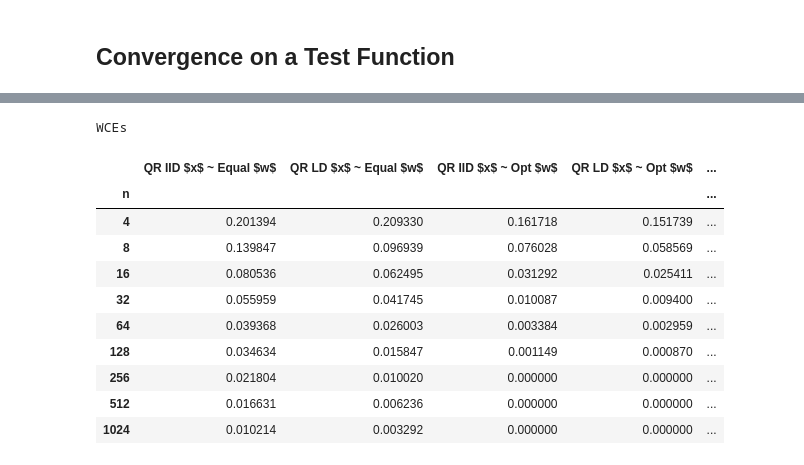
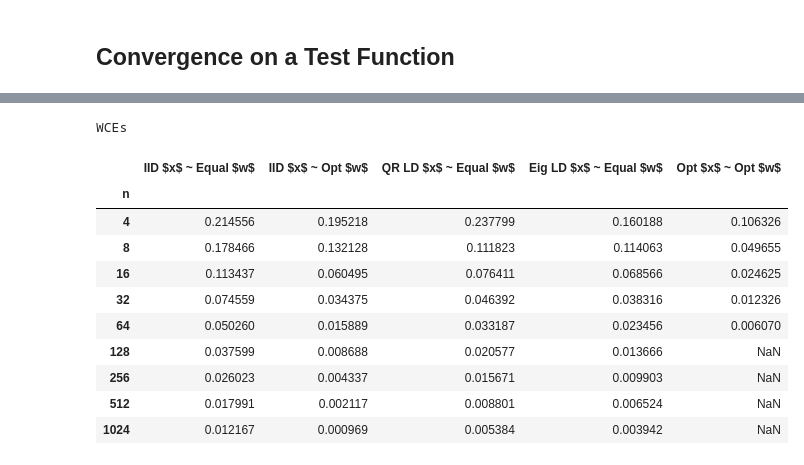
Before and after one commit to alegresor/rmatqmcpy, a Jupyter notebook: flag.matern_kernel.ipynb, the cells around one changed output, grey strips where cells are left out. Saved outputs shown, nothing was run; the diff lists cells and outputs as text; code cells hidden in the pictures.

```diff
--- a/flag.matern_kernel.ipynb
+++ b/flag.matern_kernel.ipynb
@@ -39,7 +39,7 @@ print("m = %s"%str(m))
 print("d = %d"%d)
 kernels = {nu: flagqmcpy.KernelMaternChordal(lam,nu) for nu in flagqmcpy.KernelMaternChordal.SUPPORTED_NU}
 x_ref = flagqmcpy.genflag_x_eig_ld(2**0,lam,seed=7)
-y_ref = flagqmcpy.genflag_x_eig_ld(2**23,lam,seed=11)
+y_ref = flagqmcpy.genflag_x_eig_ld(2**25,lam,seed=11)
 means = {nu: kernels[nu](x_ref[:,None,:,:],y_ref[None,:,:,:]).mean().item() for nu in flagqmcpy.KernelMaternChordal.SUPPORTED_NU}
 print("means:")
 for nu,mean in means.items():
@@ -160,22 +159,19 @@ def wce2_plus_kappa(x, w):
     return torch.einsum("...i,...ij,...j->...",w,kmat,w) # (...,)
 # %%
 genf_funcs = [
-    [r"QR IID $x$ ~ Equal $w$", flagqmcpy.genflag_x_qr_iid_equal_w],
+    [r"IID $x$ ~ Equal $w$", flagqmcpy.genflag_x_qr_iid_equal_w],
+    [r"IID $x$ ~ Opt $w$", genflag_qr_iid_x_opt_w],
     [r"QR LD $x$ ~ Equal $w$", flagqmcpy.genflag_x_qr_ld_equal_w],
-    [r"QR IID $x$ ~ Opt $w$", genflag_qr_iid_x_opt_w],
-    [r"QR LD $x$ ~ Opt $w$", genflag_qr_ld_x_opt_w],
-    [r"Eig IID $x$ ~ Equal $w$", flagqmcpy.genflag_x_eig_iid_equal_w],
     [r"Eig LD $x$ ~ Equal $w$", flagqmcpy.genflag_x_eig_ld_equal_w],
-    [r"Eig IID $x$ ~ Opt $w$", genflag_eig_iid_x_opt_w],
-    [r"Eig LD $x$ ~ Opt $w$", genflag_eig_ld_x_opt_w],
+    # [r"QR LD $x$ ~ Opt $w$", genflag_qr_ld_x_opt_w],
+    # [r"Eig LD $x$ ~ Opt $w$", genflag_eig_ld_x_opt_w],
     [r"Opt $x$ ~ Opt $w$", genflag_opt_x_w],
-
 ]
-nu = 7/2
+nu = 3/2
 s = nu+d/2
 kernel = kernels[nu]
 n = 2**torch.arange(2,11)
-trials = 3
+trials = 5
 seeds = [i for i in range(trials)]
 wces = torch.nan*torch.empty((len(genf_funcs),len(n),trials))
 t0 = time.perf_counter()
@@ -188,6 +184,6 @@ for i,(key,genf_func) in enumerate(genf_funcs):
             x,w = genf_func(n=n[j],lam=lam,seed=seeds[t])
             wces[i,j,t] = np.sqrt(max(0,float(wce2_plus_kappa(x,w).cpu()-means[nu])))
             print("        trial %-10d time %-10.1f wce %-10.1e"%(t,time.perf_counter()-t0,wces[i,j,t]))
-        if (time.perf_counter()-t0_ij)>2:
+        if (time.perf_counter()-t0_ij)/trials>2:
             break
 # %% [output]
@@ -211,6 +207,6 @@ QR IID $x$ ~ Equal $w$
 # %%
-fig,ax = pyplot.subplots(nrows=1,ncols=1,figsize=(MPLP["PW"]/1.5,MPLP["PW"]/2/1.5),sharex=True,sharey=False)
-wces_metrics = wces.median(-1).values
+fig,ax = pyplot.subplots(nrows=1,ncols=1,figsize=(MPLP["PW"]/1.5,MPLP["PW"]/1.5/1.5),sharex=True,sharey=False)
+wces_metrics = wces.mean(-1)
 for i,(key,_) in enumerate(genf_funcs):
     ax.plot(n,wces_metrics[i],color=MPLP["COLORS"][i],marker=MPLP["MARKERS"][i],label=key)
 ax.set_yscale("log",base=10)
@@ -220,9 +216,8 @@ ymin,ymax = ax.get_ylim()
 ax.set_xlim([xmin,xmax])
 ax.set_ylim([ymin,ymax])
 ax.axline([xmin,ymax],[2*xmin,2**(-1/2)*ymax],color="k",alpha=0.5,label=r"$\mathcal{O}(n^{-1/2})$",linestyle="dashed")
-ax.axline([xmin,ymax],[2*xmin,2**(-1)*ymax],color="k",alpha=0.5,label=r"$\mathcal{O}(n^{-1})$",linestyle="dashdot")
 ax.axline([xmin,ymax],[2*xmin,2**(-s/d)*ymax],color="k",alpha=0.5,label=r"$\mathcal{O}(n^{-s/d})$",linestyle="dotted")
-ax.legend(frameon=False,ncols=4,loc="lower center",bbox_to_anchor=(.5,-.5))
+ax.legend(frameon=False,ncols=4,loc="lower center",bbox_to_anchor=(.5,-.3))
 assert s==np.inf or s%1 in [0,1/2]
 if s==np.inf:
     s_str = r"\infty"
@@ -231,5 +226,7 @@ elif s%1==0:
 elif s%1==1/2:
     s_str = r"$%d/2$"%(2*s)
 ax.set_title(r"Worst case error chordal Matérn "+kernel.nu_str+r", $s = %s$"%s_str+r", $d=%d$"%d+r", $s/d = %.2f$"%(s/d))
-ax.set_xlabel(r"$n$");
+ax.set_xlabel(r"$n$")
+fig.tight_layout()
+fig.savefig("./out/WCE.N%d.d%d.nu%s.png"%(N,d,nu))
 # %% [output]
@@ -237,19 +234,19 @@ ax.set_xlabel(r"$n$");
 # %%
-wces_df = pd.DataFrame(wces.median(-1).values.T,columns=[name for (name,_) in genf_funcs])
+wces_df = pd.DataFrame(wces.mean(-1).T,columns=[name for (name,_) in genf_funcs])
 wces_df['n'] = n
 wces_df = wces_df.set_index('n')
 print(r"WCEs")
 wces_df
 # %% [output]
 WCEs
-|  | QR IID $x$ ~ Equal $w$ | QR LD $x$ ~ Equal $w$ | QR IID $x$ ~ Opt $w$ | QR LD $x$ ~ Opt $w$ | ... |
-| n |  |  |  |  | ... |
-| 4 | 0.201394 | 0.209330 | 0.161718 | 0.151739 | ... |
-| 8 | 0.139847 | 0.096939 | 0.076028 | 0.058569 | ... |
-| 16 | 0.080536 | 0.062495 | 0.031292 | 0.025411 | ... |
-| 32 | 0.055959 | 0.041745 | 0.010087 | 0.009400 | ... |
-| 64 | 0.039368 | 0.026003 | 0.003384 | 0.002959 | ... |
-| 128 | 0.034634 | 0.015847 | 0.001149 | 0.000870 | ... |
-| 256 | 0.021804 | 0.010020 | 0.000000 | 0.000000 | ... |
-| 512 | 0.016631 | 0.006236 | 0.000000 | 0.000000 | ... |
-| 1024 | 0.010214 | 0.003292 | 0.000000 | 0.000000 | ... |
+|  | IID $x$ ~ Equal $w$ | IID $x$ ~ Opt $w$ | QR LD $x$ ~ Equal $w$ | Eig LD $x$ ~ Equal $w$ | Opt $x$ ~ Opt $w$ |
+| n |  |  |  |  |  |
+| 4 | 0.214556 | 0.195218 | 0.237799 | 0.160188 | 0.106326 |
+| 8 | 0.178466 | 0.132128 | 0.111823 | 0.114063 | 0.049655 |
+| 16 | 0.113437 | 0.060495 | 0.076411 | 0.068566 | 0.024625 |
+| 32 | 0.074559 | 0.034375 | 0.046392 | 0.038316 | 0.012326 |
+| 64 | 0.050260 | 0.015889 | 0.033187 | 0.023456 | 0.006070 |
+| 128 | 0.037599 | 0.008688 | 0.020577 | 0.013666 | NaN |
+| 256 | 0.026023 | 0.004337 | 0.015671 | 0.009903 | NaN |
+| 512 | 0.017991 | 0.002117 | 0.008801 | 0.006524 | NaN |
+| 1024 | 0.012167 | 0.000969 | 0.005384 | 0.003942 | NaN |
```
Also changed, not shown: parts of 4 cells of this notebook, 2 other files.
